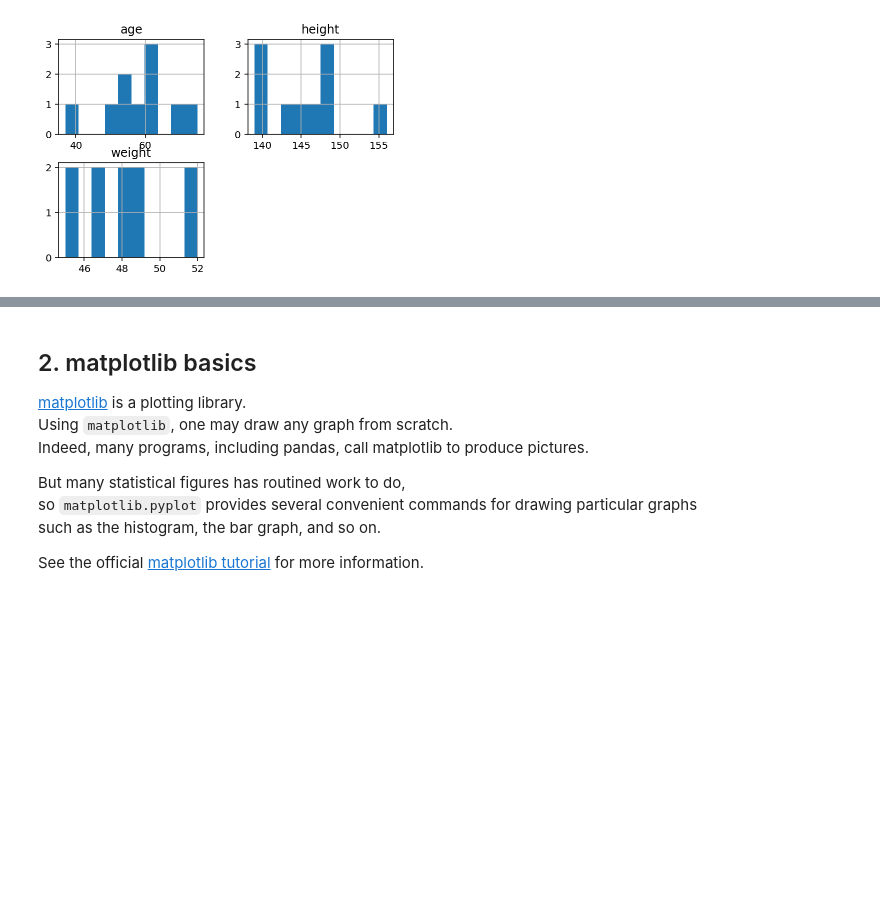
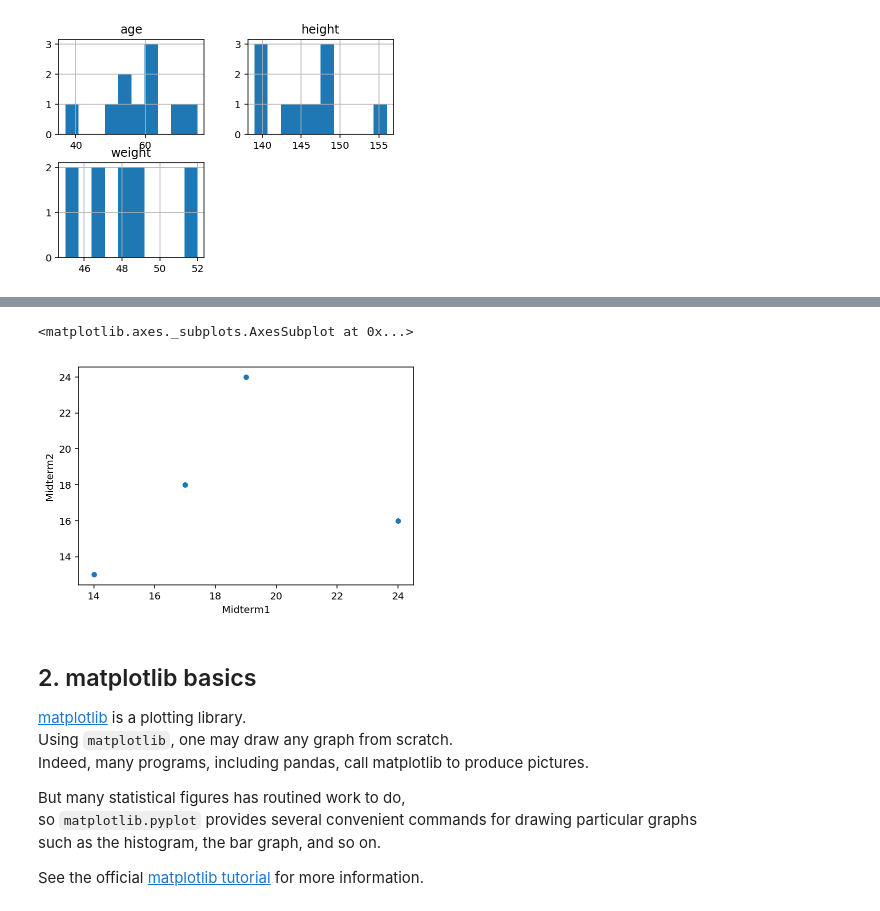
Before and after one commit to jephianlin/9HPythonData, a Jupyter notebook: Python-Week3.ipynb, the cells around one changed output, grey strips where cells are left out. Drawn from its saved outputs; the diff is of its cells as text; code cells hidden in the pictures; blank space fills up the shorter version.

```diff
--- a/Python-Week3.ipynb
+++ b/Python-Week3.ipynb
@@ -428,3 +524,11 @@ Clean up the data.  String formating.
+# %%
+df = pd.read_csv('clean_data.csv').set_index('Name')
+### Your answer here
+
+df.plot.scatter('Midterm1','Midterm2')
+# %% [output]
+<matplotlib.axes._subplots.AxesSubplot at 0x...>
+[figure, added]
 # %% [markdown]
 ## 2. matplotlib basics
 
```
Also changed, not shown: parts of 48 cells of this notebook.
